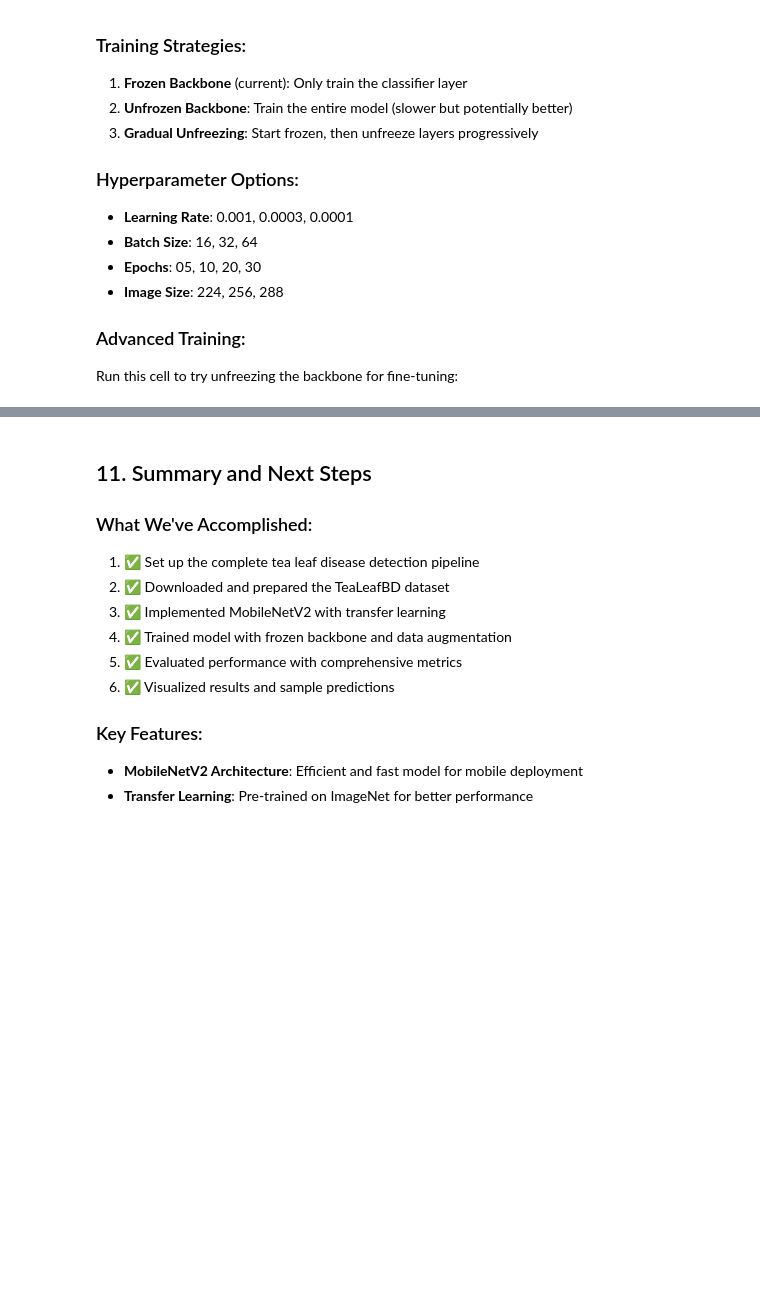
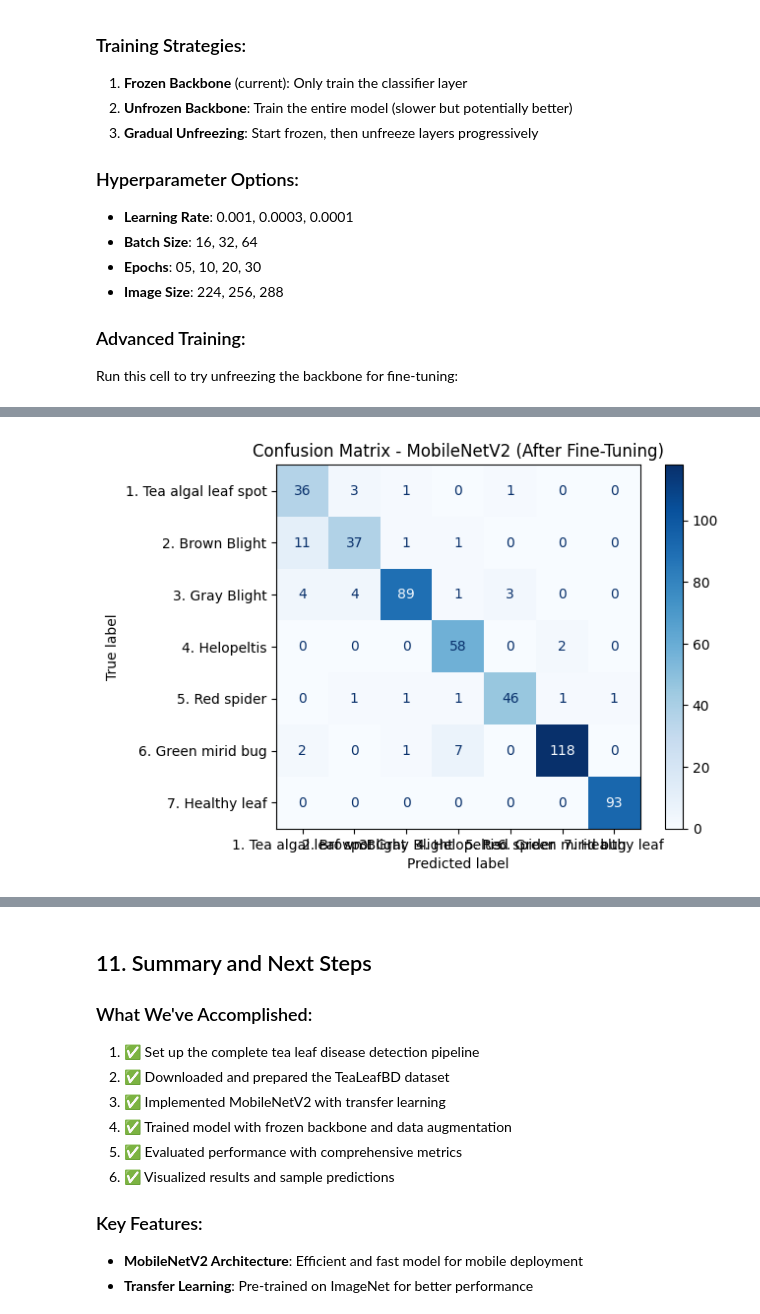
Before and after one commit to R21Rash/tea-leaf-disease-detection, a Jupyter notebook: colab/it22331472/mobilenet_to_tea_leaf_disease.ipynb, the cells around one changed output, grey strips where cells are left out. Cells and saved outputs as stored; diff of their text form; code cells hidden in the pictures; blank space fills up the shorter version.

```diff
--- a/colab/it22331472/mobilenet_to_tea_leaf_disease.ipynb
+++ b/colab/it22331472/mobilenet_to_tea_leaf_disease.ipynb
@@ -616,53 +615,102 @@ You can experiment with different MobileNetV2 configurations:
 ### Advanced Training:
 Run this cell to try unfreezing the backbone for fine-tuning:
 # %%
-# MobileNetV2 Fine-tuning Options
+# ==========================================================
+# MobileNetV2 Fine-tuning + Confusion Matrix Evaluation
+# ==========================================================
+
+import torch, time, os
+from sklearn.metrics import confusion_matrix, ConfusionMatrixDisplay, classification_report
+import matplotlib.pyplot as plt
+
+
 def unfreeze_backbone_and_continue_training(model, epochs=5, learning_rate=0.0001):
     """
-    Unfreeze the MobileNetV2 backbone and continue training with lower learning rate
-
-    Args:
-        model: The trained MobileNetV2 model
-        epochs: Number of additional epochs to train
-        learning_rate: Lower learning rate for fine-tuning
+    Unfreeze the MobileNetV2 backbone and continue training with a lower learning rate
     """
     print("Unfreezing MobileNetV2 backbone for fine-tuning...")
 
-    # Unfreeze all parameters
+    # Unfreeze all layers so they can be updated
     for param in model.parameters():
         param.requires_grad = True
 
-    # Create new optimizer with lower learning rate
-    optimizer = optim.AdamW(model.parameters(), lr=learning_rate)
+    optimizer = torch.optim.AdamW(model.parameters(), lr=learning_rate)
     scaler = torch.cuda.amp.GradScaler(enabled=AMP)
 
     print(f"Fine-tuning for {epochs} epochs with learning rate {learning_rate}")
     print(f"Trainable parameters: {sum(p.numel() for p in model.parameters() if p.requires_grad):,}")
 
-    # Continue training
+    best_acc = 0.0
+
     for epoch in range(1, epochs + 1):
         t0 = time.time()
 
-        # Train
-        train_loss, train_acc = train_one_epoch(model, train_loader, criterion, optimizer, device, scaler if AMP else None)
+        # --- Training ---
+        train_loss, train_acc = train_one_epoch(
+            model, train_loader, criterion, optimizer, device, scaler if AMP else None
+        )
 
-        # Validate
+        # --- Validation ---
         val_loss, val_acc, _, _ = evaluate(model, val_loader, criterion, device)
 
         dt = time.time() - t0
+        print(f"[Fine-tune {epoch:02d}/{epochs}] {dt:.1f}s  "
+              f"train: loss={train_loss:.4f} acc={train_acc:.4f} | "
+              f"val: loss={val_loss:.4f} acc={val_acc:.4f}")
 
-        print(f"[Fine-tune {epoch:02d}/{epochs}] {dt:.1f}s  train: loss={train_loss:.4f} acc={train_acc:.4f} | val: loss={val_loss:.4f} acc={val_acc:.4f}")
-
-        # Save if better
+        # --- Save if better ---
         if val_acc > best_acc:
             best_acc = val_acc
-            torch.save({"model": model.state_dict(), "classes": classes}, "best_model_finetuned.pth")
+            torch.save({"model": model.state_dict(), "classes": classes},
+                       "best_model_finetuned.pth")
             print(f"✓ Saved fine-tuned model (val_acc={best_acc:.4f})")
 
+    print("---> Fine-tuning complete.")
     return best_acc
 
-# Uncomment the line below to run fine-tuning
-# best_acc = unfreeze_backbone_and_continue_training(model, epochs=5, learning_rate=0.0001)
 
-print("MobileNetV2 fine-tuning function ready. Uncomment the line above to run fine-tuning.")
+# ----------------------------------------------------------
+# Run Fine-tuning
+# ----------------------------------------------------------
+best_acc = unfreeze_backbone_and_continue_training(model, epochs=5, learning_rate=0.0001)
+
+
+# ----------------------------------------------------------
+# Evaluate Fine-tuned Model & Plot Confusion Matrix
+# ----------------------------------------------------------
+# Ensure the model file exists
+if not os.path.exists("best_model_finetuned.pth"):
+    raise FileNotFoundError("best_model_finetuned.pth not found! Fine-tuning may have failed.")
+
+checkpoint = torch.load("best_model_finetuned.pth", map_location=device)
+model.load_state_dict(checkpoint["model"])
+model.eval()
+
+all_preds, all_labels = [], []
+
+with torch.no_grad():
+    for images, labels in val_loader:   # or test_loader if available
+        images, labels = images.to(device), labels.to(device)
+        outputs = model(images)
+        preds = torch.argmax(outputs, dim=1)
+
+        all_preds.extend(preds.cpu().numpy())
+        all_labels.extend(labels.cpu().numpy())
+
+print("----------Predictions collected for confusion matrix.----------------")
+
+# --- Confusion Matrix ---
+cm = confusion_matrix(all_labels, all_preds)
+disp = ConfusionMatrixDisplay(confusion_matrix=cm, display_labels=classes)
+
+plt.figure(figsize=(8, 6))
+disp.plot(cmap="Blues", values_format="d")
+plt.title("Confusion Matrix - MobileNetV2 (After Fine-Tuning)")
+plt.show()
+
+# --- Classification Report ---
+print("\nClassification Report:")
+print(classification_report(all_labels, all_preds, target_names=classes))
+
+print(f"\nBest Validation Accuracy (during fine-tuning): {best_acc:.4f}")
 # %% [output]
@@ -669,0 +730 @@ MobileNetV2 fine-tuning function ready. Uncomment the line above to run fine-tun
+[figure, added]
```
Also changed, not shown: parts of 8 cells of this notebook.
